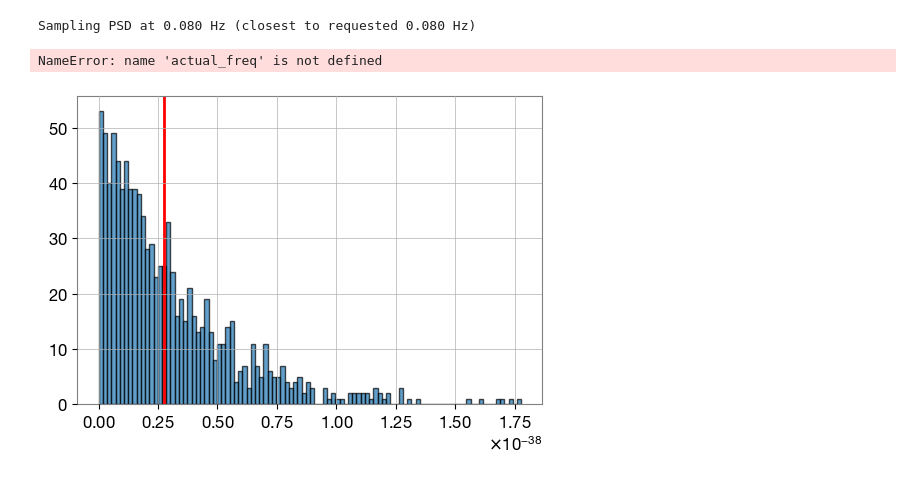
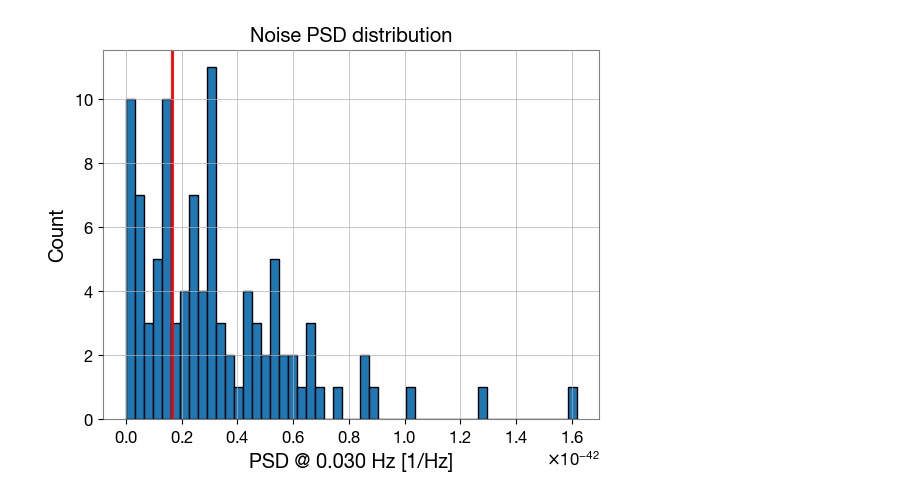
Before and after one commit to AkmDgreat/AkshatLISA, a Jupyter notebook: AkshatLISA/notebooks/psdNoiseHistogram.ipynb, the cells around one changed output. Cells and saved outputs as stored; diff of their text form; code cells hidden in the pictures.

Commit message:
added code for correlationbetween frequency bins, and noise PSDs

```diff
--- a/AkshatLISA/notebooks/psdNoiseHistogram.ipynb
+++ b/AkshatLISA/notebooks/psdNoiseHistogram.ipynb
@@ -15,35 +16,16 @@ from scripts.psdNoiseHistogram import plot_psd_noise_histogram
 import matplotlib.pyplot as plt
-# %%
-bethLISA_directory = os.path.join(os.getcwd(), "..", "..", "bethLISA")
-tdi_path = os.path.join(bethLISA_directory, 'lisa_glitch_simulation',
-                        'tdi_outputs', 'small_glitch_tdi.h5')
-
-# pick the frequency you're interested in, e.g. 10 Hz
-n_trials = 1000
-psd_orig, noise_vals, idx = plot_psd_noise_histogram(
-    tdi_file_path = tdi_path,
-    channel       = "X",
-    target_freq   = 80e-3,
-    n_trials      = n_trials,
-    window        = "hann",
-    nper          = 4096,
-    noverlap      = None,
-    average       = "mean",
-    scaling       = "density"
-)
-
-# 4) plot histogram
-plt.figure(figsize=(6,4))
-plt.hist(noise_vals, bins=100, alpha=0.7, edgecolor='k')
-# overlay the original PSD value
-plt.axvline(psd_orig[idx], color='r', lw=2, label="Original PSD")
-plt.xlabel(f"PSD @ {actual_freq:.3f} Hz [1/Hz]")
-plt.ylabel("Count")
-plt.title(f"Distribution of {n_trials} Noise‐PSD Realizations")
-plt.legend()
-plt.tight_layout()
-plt.show()
-# %% [output]
-Sampling PSD at 0.080 Hz (closest to requested 0.080 Hz)
-NameError: name 'actual_freq' is not defined
-[figure, removed]
+# %%
+bethLISA_directory = os.path.join(os.getcwd(), "..", "..", "bethLISA")
+tdi_path = os.path.join(bethLISA_directory, 'lisa_glitch_simulation',
+                        'tdi_outputs', 'vsmall_glitch_tdi.h5')
+# %%
+
+noise_vals, orig_psd, freq = compute_psd_noise_distribution(
+    tdi_file_path = tdi_path,
+    fraction=0.3,
+    n_trials=100
+)
+
+plot_psd_noise_histogram(noise_vals, orig_psd, freq, n_bins=50)
+# %% [output]
+[figure, added]
```
Also changed, not shown: parts of 4 cells of this notebook, 4 other files.
